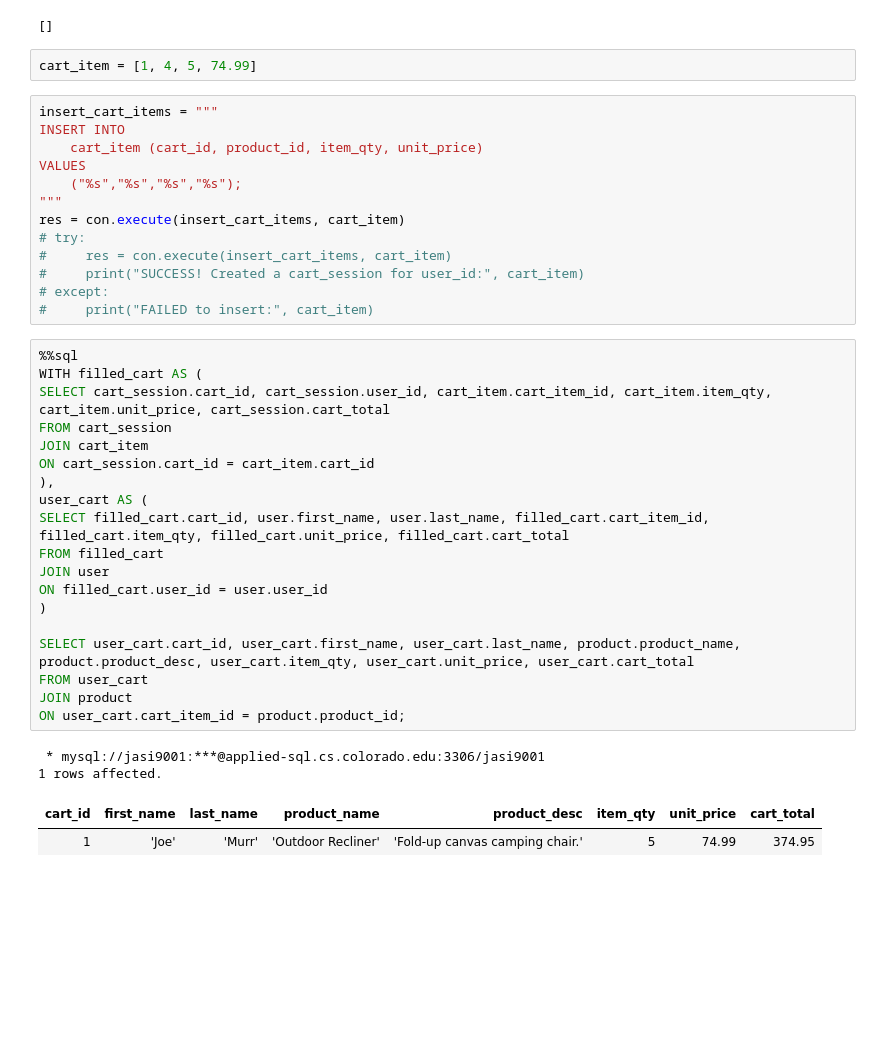
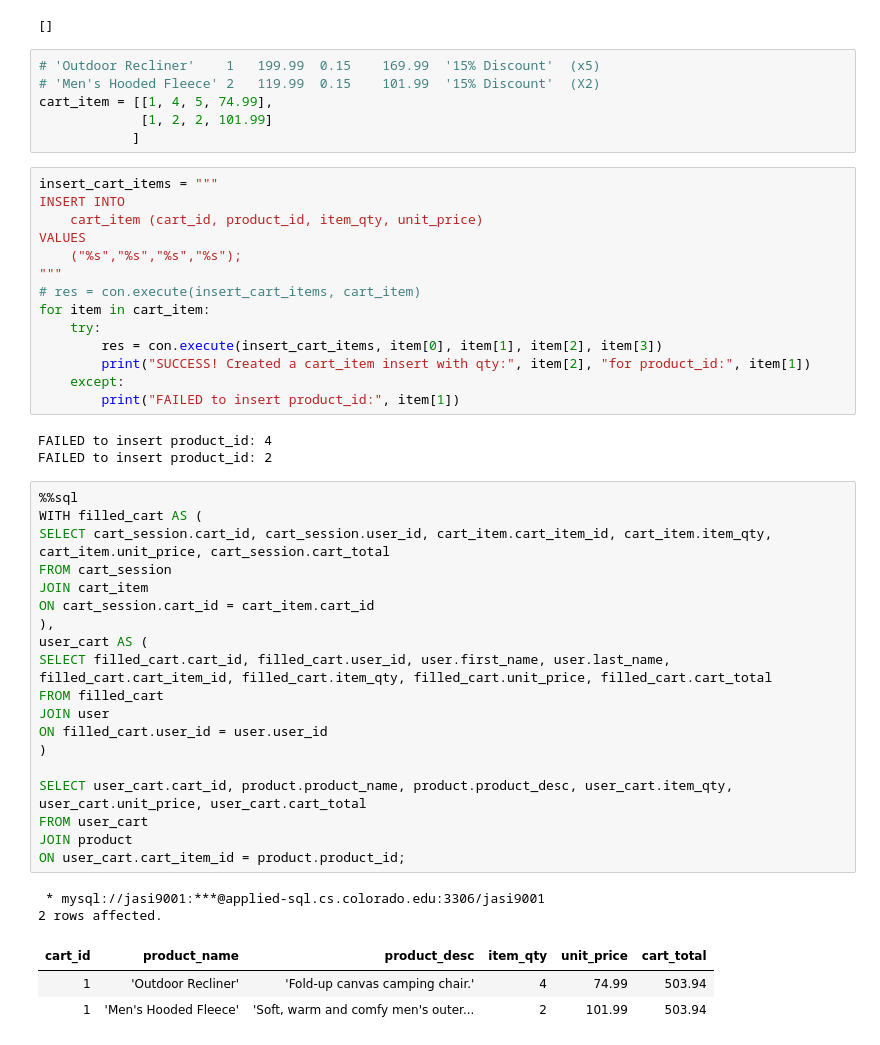
Before and after one commit to Micah614/P2P_Retail_Database, a Jupyter notebook: P2P_DB.ipynb, the cells around one changed output. Drawn from its saved outputs; the diff is of its cells as text; blank space fills up the shorter version.

```diff
--- a/P2P_DB.ipynb
+++ b/P2P_DB.ipynb
@@ -1058,7 +1069,11 @@ CREATE TRIGGER update_total BEFORE UPDATE ON cart_item
 0 rows affected.
 []
 # %%
-cart_item = [1, 4, 5, 74.99]
+# 'Outdoor Recliner'	1	199.99	0.15	169.99	'15% Discount'  (x5)
+# 'Men's Hooded Fleece'	2	119.99	0.15	101.99	'15% Discount'  (X2)
+cart_item = [[1, 4, 5, 74.99],
+             [1, 2, 2, 101.99]
+            ]
 # %%
 insert_cart_items = """
 INSERT INTO
@@ -1066,34 +1081,39 @@ INSERT INTO
 VALUES
     ("%s","%s","%s","%s");
 """
-res = con.execute(insert_cart_items, cart_item)
-# try:
-#     res = con.execute(insert_cart_items, cart_item)
-#     print("SUCCESS! Created a cart_session for user_id:", cart_item)
-# except:
-#     print("FAILED to insert:", cart_item)
+# res = con.execute(insert_cart_items, cart_item)
+for item in cart_item:
+    try:
+        res = con.execute(insert_cart_items, item[0], item[1], item[2], item[3])
+        print("SUCCESS! Created a cart_item insert with qty:", item[2], "for product_id:", item[1])
+    except:
+        print("FAILED to insert product_id:", item[1])
+# %% [output]
+FAILED to insert product_id: 4
+FAILED to insert product_id: 2
 # %%
 %%sql
 WITH filled_cart AS (
 SELECT cart_session.cart_id, cart_session.user_id, cart_item.cart_item_id, cart_item.item_qty, cart_item.unit_price, cart_session.cart_total
 FROM cart_session
 JOIN cart_item
 ON cart_session.cart_id = cart_item.cart_id
 ),
 user_cart AS (
-SELECT filled_cart.cart_id, user.first_name, user.last_name, filled_cart.cart_item_id, filled_cart.item_qty, filled_cart.unit_price, filled_cart.cart_total
+SELECT filled_cart.cart_id, filled_cart.user_id, user.first_name, user.last_name, filled_cart.cart_item_id, filled_cart.item_qty, filled_cart.unit_price, filled_cart.cart_total
 FROM filled_cart
 JOIN user
 ON filled_cart.user_id = user.user_id
 )
 
-SELECT user_cart.cart_id, user_cart.first_name, user_cart.last_name, product.product_name, product.product_desc, user_cart.item_qty, user_cart.unit_price, user_cart.cart_total
+SELECT user_cart.cart_id, product.product_name, product.product_desc, user_cart.item_qty, user_cart.unit_price, user_cart.cart_total
 FROM user_cart
 JOIN product
 ON user_cart.cart_item_id = product.product_id;
 # %% [output]
  * mysql://jasi9001:***@applied-sql.cs.colorado.edu:3306/jasi9001
-1 rows affected.
+2 rows affected.
-| cart_id | first_name | last_name | product_name | product_desc | item_qty | unit_price | cart_total |
-| 1 | 'Joe' | 'Murr' | 'Outdoor Recliner' | 'Fold-up canvas camping chair.' | 5 | 74.99 | 374.95 |
+| cart_id | product_name | product_desc | item_qty | unit_price | cart_total |
+| 1 | 'Outdoor Recliner' | 'Fold-up canvas camping chair.' | 4 | 74.99 | 503.94 |
+| 1 | 'Men's Hooded Fleece' | 'Soft, warm and comfy men's outer... | 2 | 101.99 | 503.94 |
 # %% [markdown]
```
Also changed, not shown: parts of 14 cells of this notebook.
